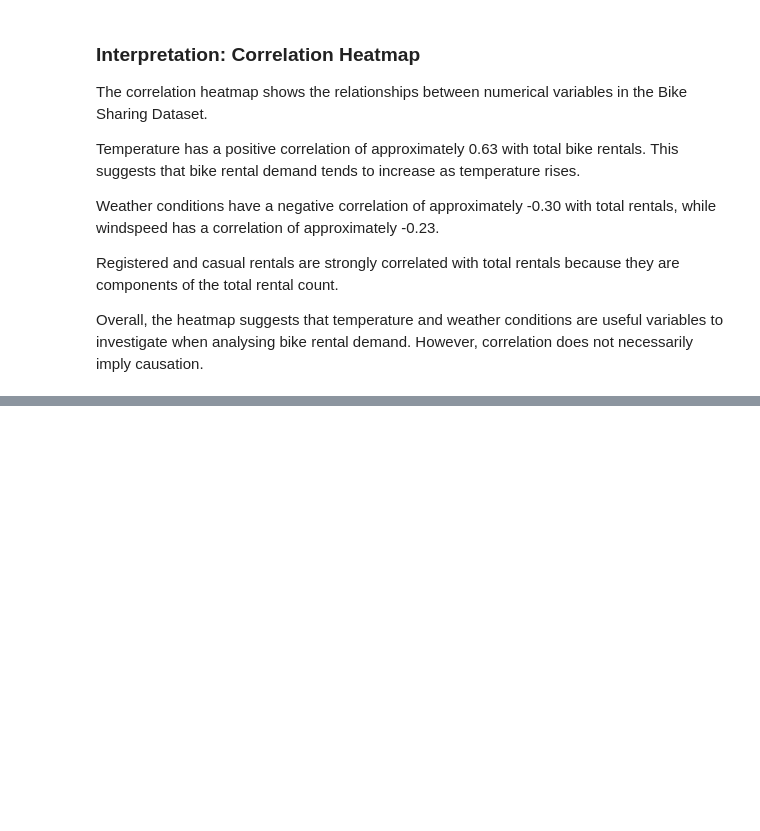
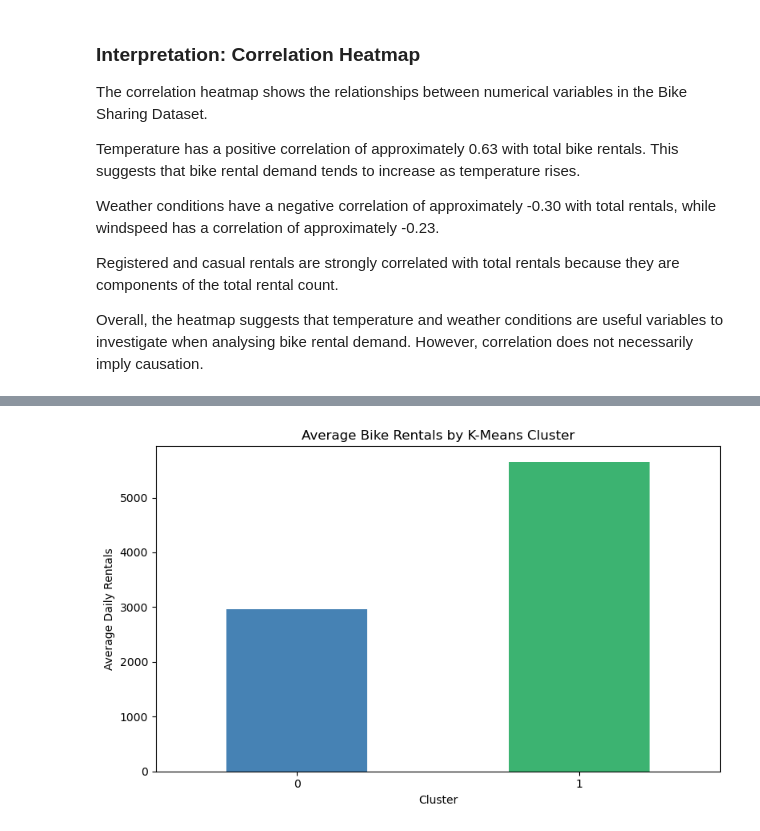
Before and after one commit to 2026059-rgb/CA1-2026059, a Jupyter notebook: notebooks/Khishigjargal_Burmaa_ca1-machine_learning_for_business.ipynb, the cells around one changed output, grey strips where cells are left out. Cells and saved outputs as stored; diff of their text form; code cells hidden in the pictures; blank space fills up the shorter version.

```diff
--- a/notebooks/Khishigjargal_Burmaa_ca1-machine_learning_for_business.ipynb
+++ b/notebooks/Khishigjargal_Burmaa_ca1-machine_learning_for_business.ipynb
@@ -196,0 +291,13 @@ Overall, the heatmap suggests that temperature and weather conditions are useful
+# %%
+kmeans = KMeans(
+    n_clusters=best_k,
+    random_state=42,
+    n_init=10
+)
+
+df["KMeans_Cluster"] = kmeans.fit_predict(X_scaled)
+
+print("Cluster distribution:")
+print(df["KMeans_Cluster"].value_counts().sort_index())
+
+df[["dteday", "cnt", "KMeans_Cluster"]].head()
@@ -196,0 +316,8 @@ Overall, the heatmap suggests that temperature and weather conditions are useful
+# %%
+# Calculate average values for each cluster
+cluster_profile = df.groupby("KMeans_Cluster")[
+    ["temp", "hum", "windspeed", "cnt"]
+].mean()
+
+print("K-Means Cluster Profiles:")
+display(cluster_profile.round(2))
@@ -196,0 +330,16 @@ Overall, the heatmap suggests that temperature and weather conditions are useful
+# %%
+# Visualise average rentals by cluster
+cluster_profile["cnt"].plot(
+    kind="bar",
+    figsize=(8, 5),
+    color=["steelblue", "mediumseagreen"]
+)
+
+plt.title("Average Bike Rentals by K-Means Cluster")
+plt.xlabel("Cluster")
+plt.ylabel("Average Daily Rentals")
+plt.xticks(rotation=0)
+plt.tight_layout()
+plt.show()
+# %% [output]
+[figure, added]
```
Also changed, not shown: parts of 19 cells of this notebook.
